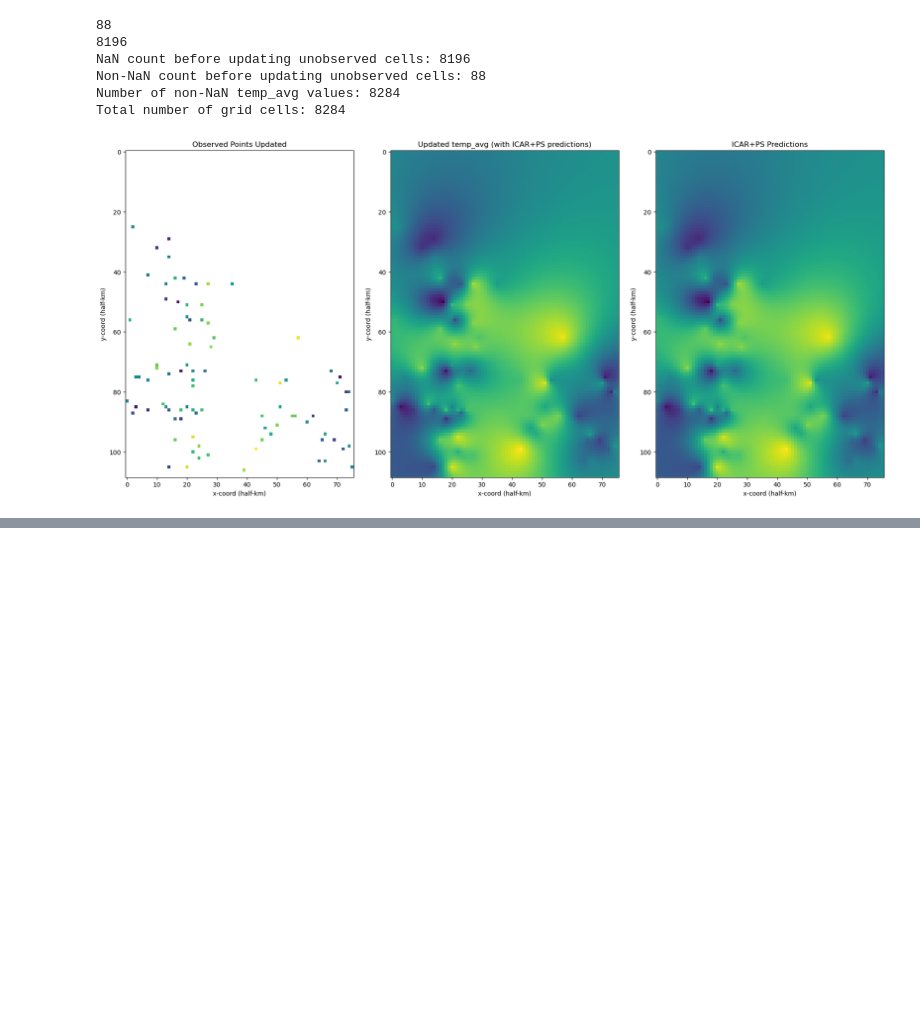
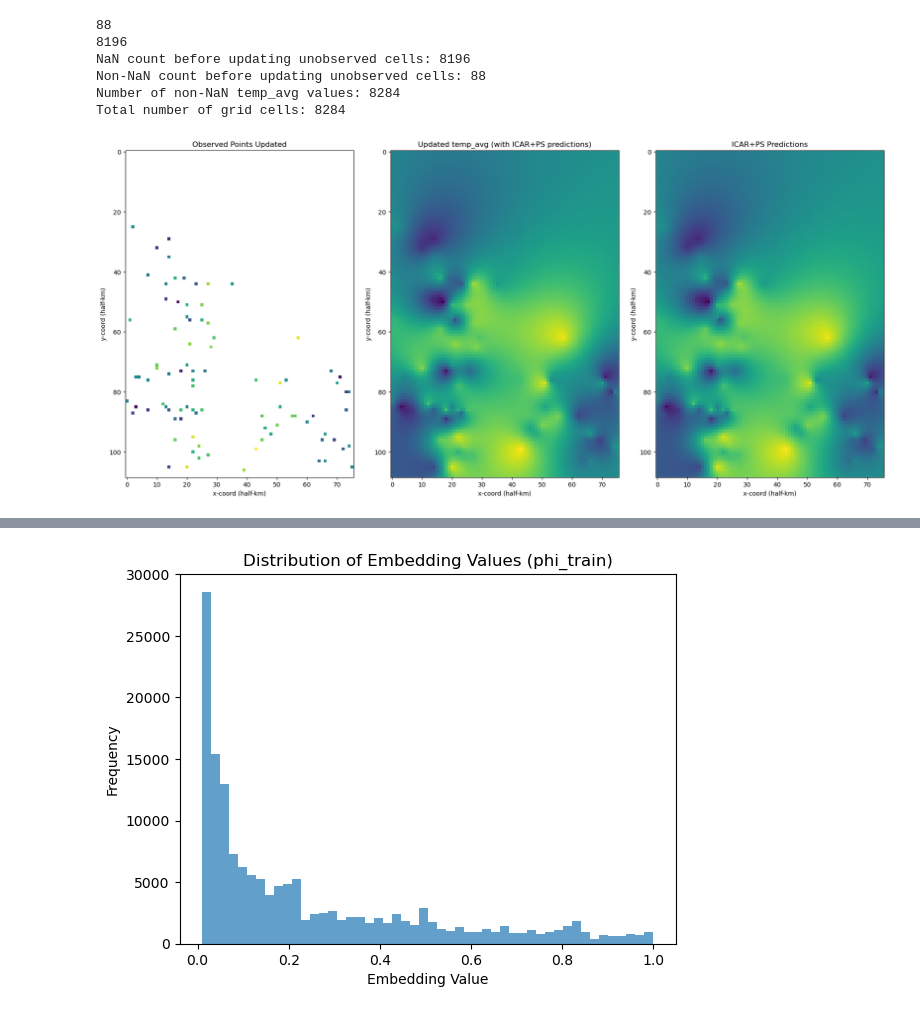
Before and after one commit to elliekkim/deep_ps, a Jupyter notebook: ps_on_durham/dk_ps_durham.ipynb, the cells around one changed output, grey strips where cells are left out. Saved outputs shown, nothing was run; the diff lists cells and outputs as text; code cells hidden in the pictures; blank space fills up the shorter version.

```diff
--- a/ps_on_durham/dk_ps_durham.ipynb
+++ b/ps_on_durham/dk_ps_durham.ipynb
@@ -411,0 +384,73 @@ phi_train min: 0.0, max: 1.0
+# %%
+# Compute the mean and standard deviation of temp_values
+y_mean = temp_values.mean()
+y_std = temp_values.std()
+
+# Normalize temperature values
+y_train = (y_train - y_mean) / y_std
+y_val = (y_val - y_mean) / y_std
+y_test = (temp_values - y_mean) / y_std
+
+print(f"y_train mean: {y_train.mean()}, std: {y_train.std()}")
+print(f"y_train min: {y_train.min()}, max: {y_train.max()}")
+
+# Convert numpy arrays to torch tensors
+s_train_tensor = torch.tensor(s_train, dtype=torch.float32)
+s_val_tensor = torch.tensor(s_val, dtype=torch.float32)
+s_test_tensor = torch.tensor(s_test, dtype=torch.float32)
+s_all_tensor = torch.tensor(s_test, dtype=torch.float32)
+# print(s_train_tensor)
+
+print(s_train_tensor.shape)
+
+embedding_layer.eval()
+# Compute the basis functions for each split using the tensor inputs
+phi_train = embedding_layer(s_train_tensor)
+phi_val = embedding_layer(s_val_tensor)
+phi_test = embedding_layer(s_test_tensor)
+phi_all = embedding_layer(s_all_tensor)
+
+print(f"phi_train mean: {phi_train.mean().item()}, std: {phi_train.std().item()}")
+print(f"phi_train min: {phi_train.min().item()}, max: {phi_train.max().item()}")
+
+print(phi_train.shape)
+print(torch.max(phi_train, dim=1))
+print(torch.max(phi_train, dim=0))
+
+
+import matplotlib.pyplot as plt
+
+phi_train_np = phi_train.detach().cpu().numpy().flatten()
+plt.hist(phi_train_np[phi_train_np > 0.01], bins=50, alpha=0.7)
+
+plt.title("Distribution of Embedding Values (phi_train)")
+plt.xlabel("Embedding Value")
+plt.ylabel("Frequency")
+plt.show()
+
+# Convert y_train, y_val, and y_test to torch tensors
+y_train = torch.tensor(y_train, dtype=torch.float32).view(-1, 1)
+y_val = torch.tensor(y_val, dtype=torch.float32).view(-1, 1)
+y_test = torch.tensor(temp_values, dtype=torch.float32).view(-1, 1)
+y_all_tensor = torch.tensor(temp_values, dtype=torch.float32).view(-1, 1)
+
+
+deepkriging_model = DeepKrigingMLP(input_dim, num_hidden_layers, hidden_dims, K=K, activation='relu')
+
+train_loader = torch.utils.data.DataLoader(
+    dataset=torch.utils.data.TensorDataset(phi_train, y_train),
+    batch_size=32, shuffle=True
+)
+
+val_loader = torch.utils.data.DataLoader(
+    dataset=torch.utils.data.TensorDataset(phi_val, y_val),
+    batch_size=32, shuffle=False
+)
+
+test_loader = torch.utils.data.DataLoader(
+    dataset=torch.utils.data.TensorDataset(phi_test, y_test),
+    batch_size=32, shuffle=False
+)
+
+data_generators = {'train': train_loader, 'val': val_loader, 'test': test_loader}
+# %% [output]
@@ -411,0 +469 @@ phi_train min: 0.0, max: 1.0
+[figure, added]
```
Also changed, not shown: parts of 10 cells of this notebook, 2 other files.
